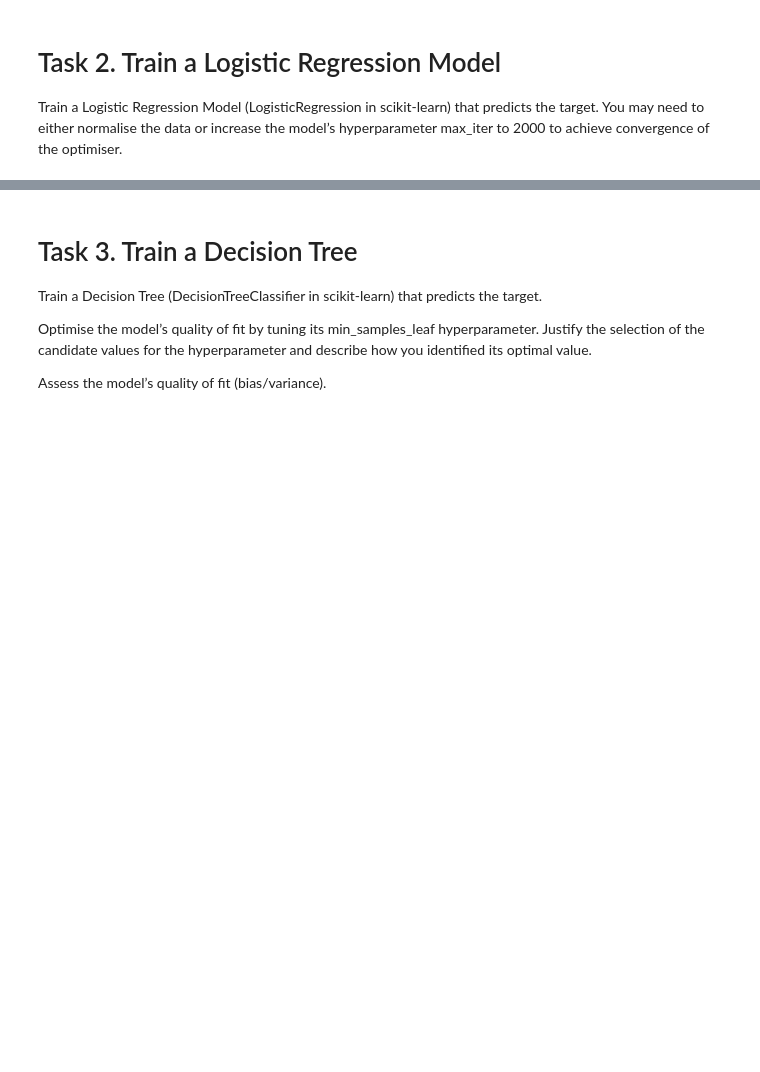
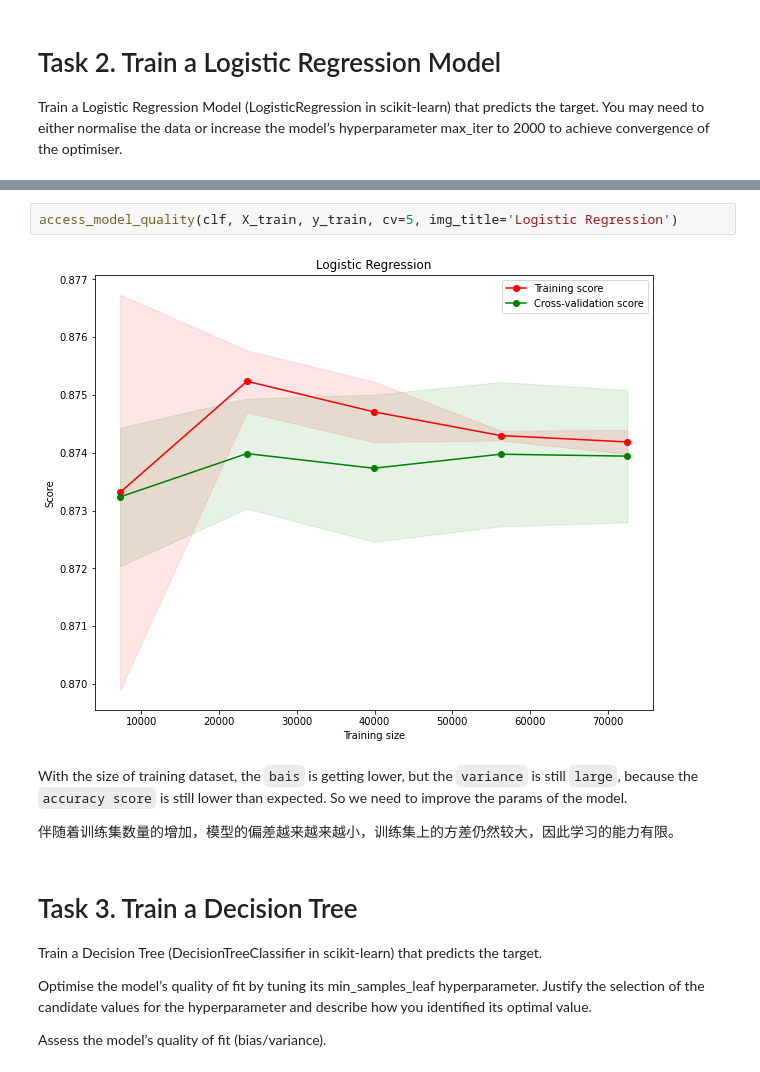
Before and after one commit to rwqzcq/COMP2019, a Jupyter notebook: main.ipynb, the cells around one changed output, grey strips where cells are left out. Saved outputs shown, nothing was run; the diff lists cells and outputs as text; blank space fills up the shorter version.

```diff
--- a/main.ipynb
+++ b/main.ipynb
@@ -97,3 +234,11 @@ weighted avg       0.87      0.87      0.87     19423
+# %%
+access_model_quality(clf, X_train, y_train, cv=5, img_title='Logistic Regression')
+# %% [output]
+[figure, added]
+# %% [markdown]
+With the size of training dataset, the `bais` is getting lower, but the `variance` is still `large`, because the `accuracy score` is still lower than expected. So we need to improve the params of the model.
+
+伴随着训练集数量的增加，模型的偏差越来越来越小，训练集上的方差仍然较大，因此学习的能力有限。
 # %% [markdown]
 # Task 3. Train a Decision Tree
 Train a Decision Tree (DecisionTreeClassifier in scikit-learn) that predicts the target.
```
Also changed, not shown: parts of 50 cells of this notebook, 1 other file.
